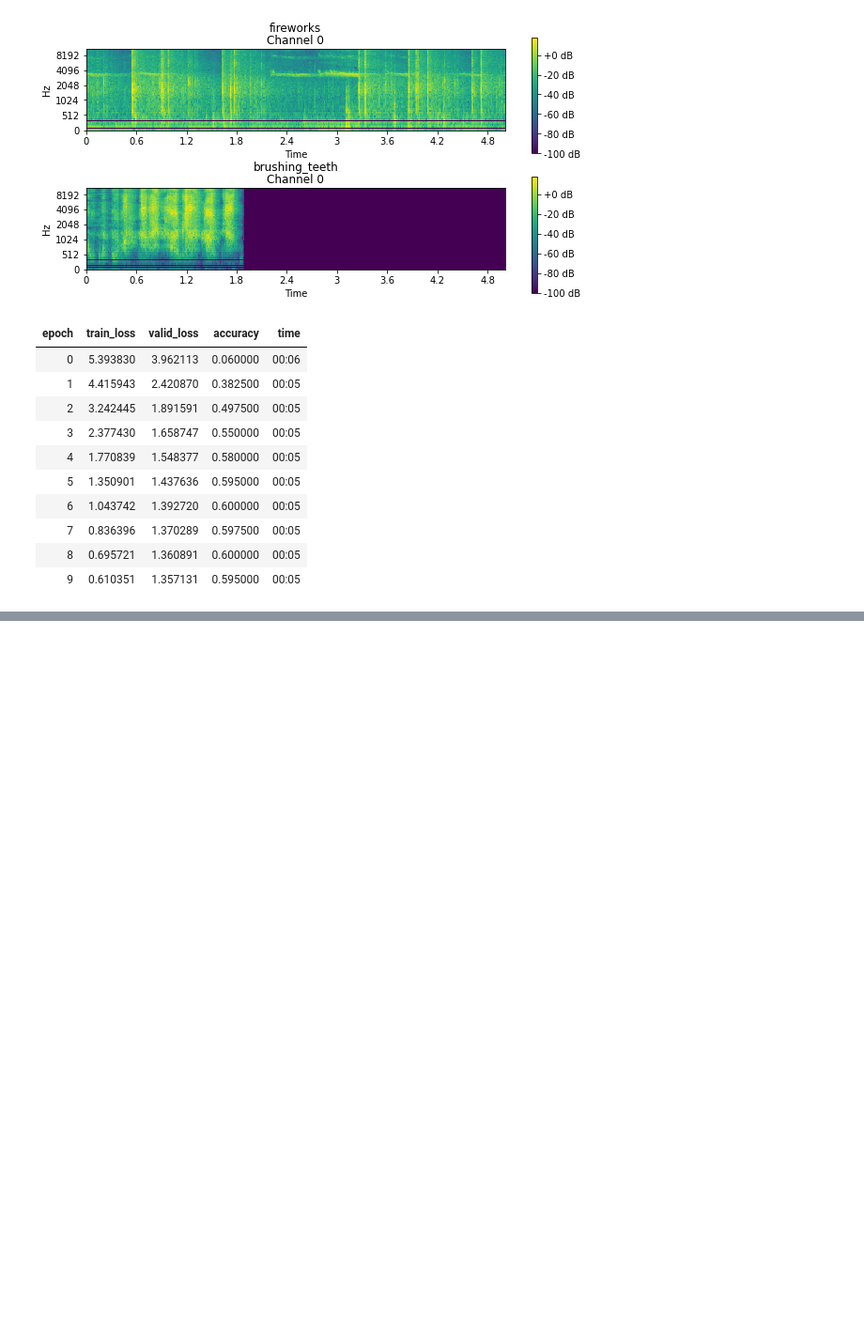
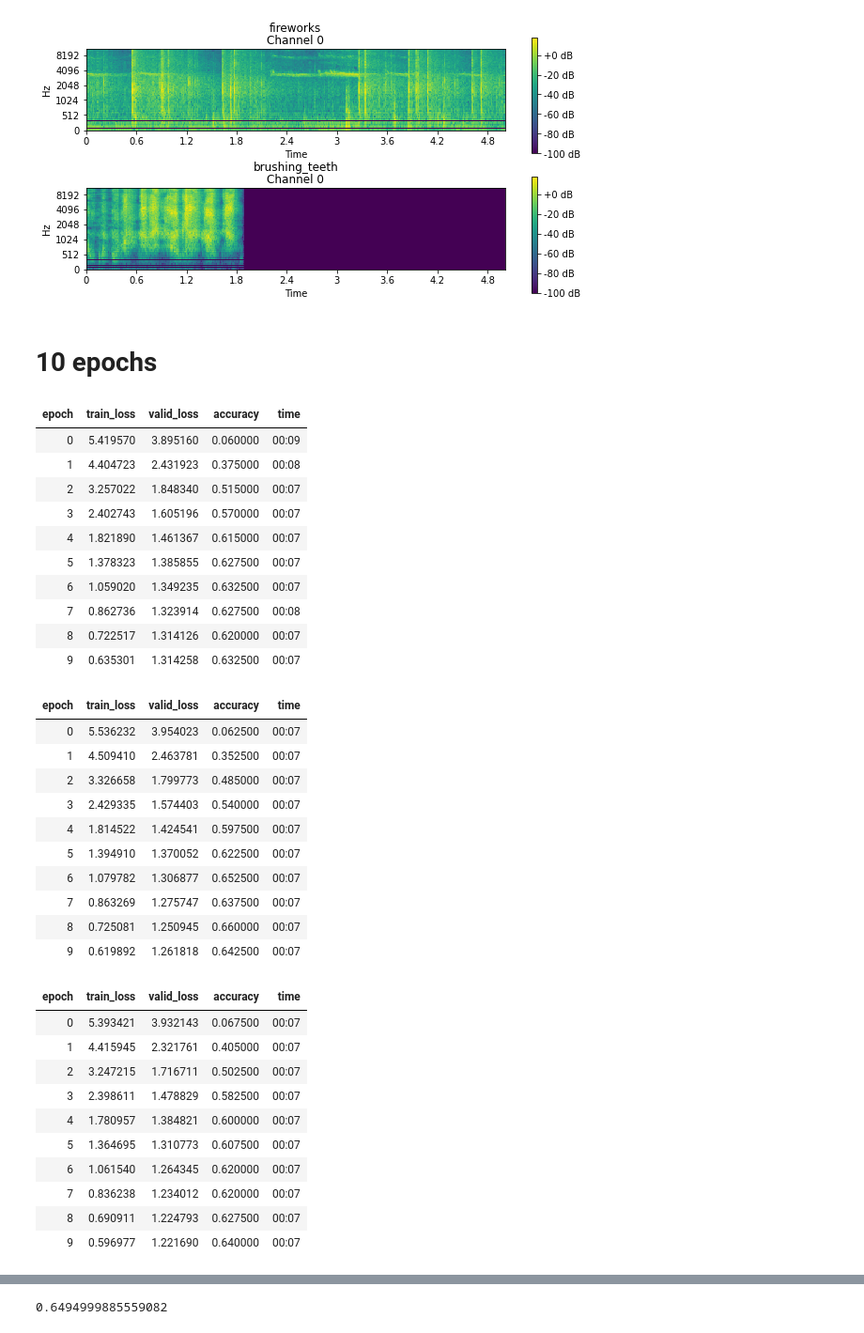
Before and after one commit to fastaudio/Audio-Competition, a Jupyter notebook: ESC-50-baseline-AllFolds.ipynb, the cells around one changed output, grey strips where cells are left out. Shown at 94% size. Saved outputs shown, nothing was run; the diff lists cells and outputs as text; code cells hidden in the pictures; blank space fills up the shorter version.

```diff
--- a/ESC-50-baseline-AllFolds.ipynb
+++ b/ESC-50-baseline-AllFolds.ipynb
@@ -77,20 +77,49 @@ def get_learner(data):
                     loss_fn=CrossEntropyLossFlat,
                     metrics=[accuracy]
                     )
+# %% [markdown]
+# 10 epochs
 # %%
-# Fold 1
-data = get_data(1)
-learn = get_learner(data)
-learn.fit_one_cycle(10)
+accuracies = []
+
+for i in range(1, 6):
+    data = get_data(fold=i)
+    learn = get_learner(data)
+    learn.fit_one_cycle(10)
+    accuracies.append(learn.recorder.values[-1][-1])
+
+print(sum(accuracies) / 5)
 # %% [output]
 | epoch | train_loss | valid_loss | accuracy | time |
-| 0 | 5.393830 | 3.962113 | 0.060000 | 00:06 |
-| 1 | 4.415943 | 2.420870 | 0.382500 | 00:05 |
-| 2 | 3.242445 | 1.891591 | 0.497500 | 00:05 |
-| 3 | 2.377430 | 1.658747 | 0.550000 | 00:05 |
-| 4 | 1.770839 | 1.548377 | 0.580000 | 00:05 |
-| 5 | 1.350901 | 1.437636 | 0.595000 | 00:05 |
-| 6 | 1.043742 | 1.392720 | 0.600000 | 00:05 |
-| 7 | 0.836396 | 1.370289 | 0.597500 | 00:05 |
-| 8 | 0.695721 | 1.360891 | 0.600000 | 00:05 |
-| 9 | 0.610351 | 1.357131 | 0.595000 | 00:05 |
+| 0 | 5.419570 | 3.895160 | 0.060000 | 00:09 |
+| 1 | 4.404723 | 2.431923 | 0.375000 | 00:08 |
+| 2 | 3.257022 | 1.848340 | 0.515000 | 00:07 |
+| 3 | 2.402743 | 1.605196 | 0.570000 | 00:07 |
+| 4 | 1.821890 | 1.461367 | 0.615000 | 00:07 |
+| 5 | 1.378323 | 1.385855 | 0.627500 | 00:07 |
+| 6 | 1.059020 | 1.349235 | 0.632500 | 00:07 |
+| 7 | 0.862736 | 1.323914 | 0.627500 | 00:08 |
+| 8 | 0.722517 | 1.314126 | 0.620000 | 00:07 |
+| 9 | 0.635301 | 1.314258 | 0.632500 | 00:07 |
+| epoch | train_loss | valid_loss | accuracy | time |
+| 0 | 5.536232 | 3.954023 | 0.062500 | 00:07 |
+| 1 | 4.509410 | 2.463781 | 0.352500 | 00:07 |
+| 2 | 3.326658 | 1.799773 | 0.485000 | 00:07 |
+| 3 | 2.429335 | 1.574403 | 0.540000 | 00:07 |
+| 4 | 1.814522 | 1.424541 | 0.597500 | 00:07 |
+| 5 | 1.394910 | 1.370052 | 0.622500 | 00:07 |
+| 6 | 1.079782 | 1.306877 | 0.652500 | 00:07 |
+| 7 | 0.863269 | 1.275747 | 0.637500 | 00:07 |
+| 8 | 0.725081 | 1.250945 | 0.660000 | 00:07 |
+| 9 | 0.619892 | 1.261818 | 0.642500 | 00:07 |
+| epoch | train_loss | valid_loss | accuracy | time |
+| 0 | 5.393421 | 3.932143 | 0.067500 | 00:07 |
+| 1 | 4.415945 | 2.321761 | 0.405000 | 00:07 |
+| 2 | 3.247215 | 1.716711 | 0.502500 | 00:07 |
+| 3 | 2.398611 | 1.478829 | 0.582500 | 00:07 |
+| 4 | 1.780957 | 1.384821 | 0.600000 | 00:07 |
+| 5 | 1.364695 | 1.310773 | 0.607500 | 00:07 |
+| 6 | 1.061540 | 1.264345 | 0.620000 | 00:07 |
+| 7 | 0.836238 | 1.234012 | 0.620000 | 00:07 |
+| 8 | 0.690911 | 1.224793 | 0.627500 | 00:07 |
+| 9 | 0.596977 | 1.221690 | 0.640000 | 00:07 |
@@ -96,0 +148 @@ learn.fit_one_cycle(10)
+0.6494999885559082
```
Also changed, not shown: parts of 8 cells of this notebook, 2 other files.
